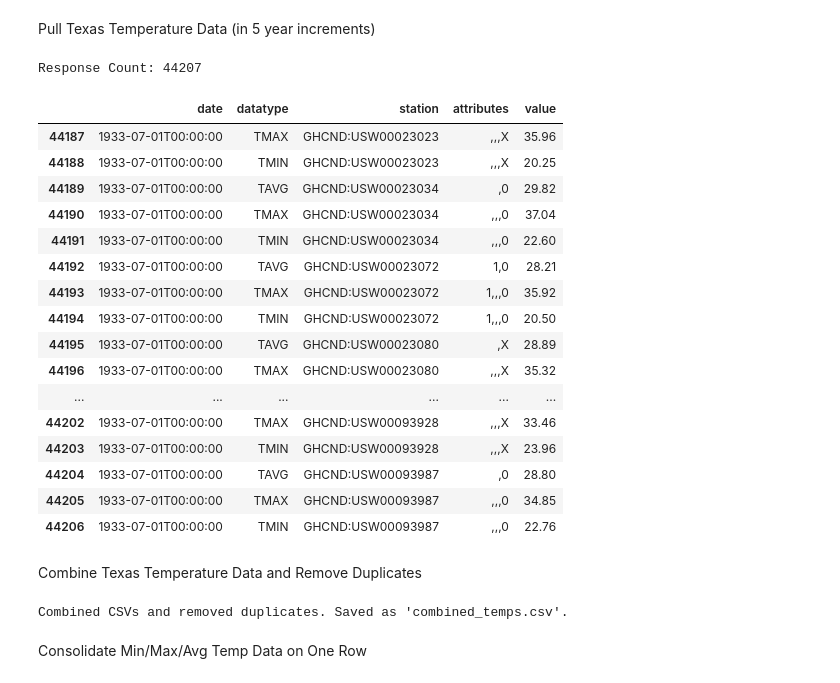
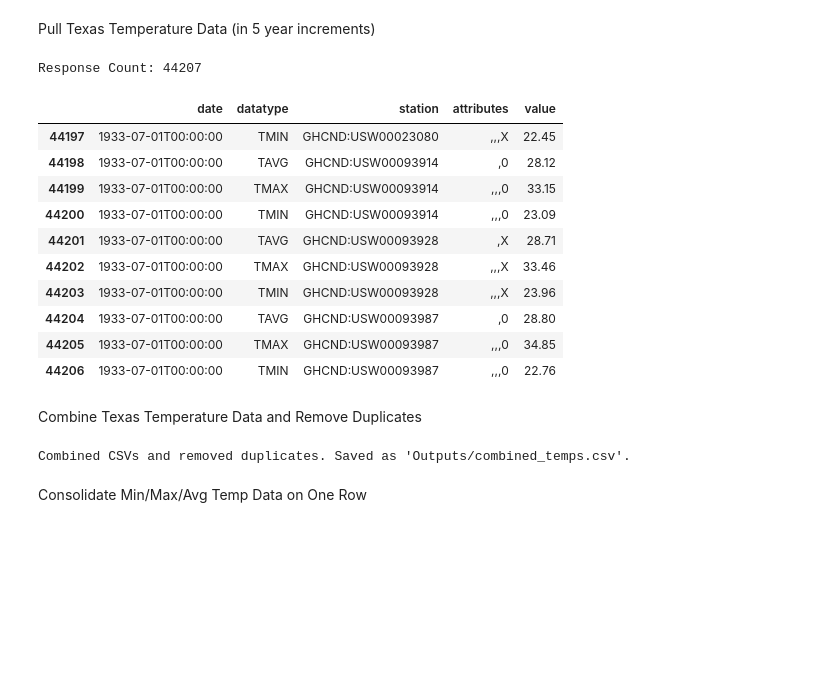
Before and after one commit to Kentroth/Wildfire_Prediction_Using_Machine_Learning, a Jupyter notebook: Data Sources/NOAA/NOAA_API.ipynb, the cells around one changed output. Saved outputs shown, nothing was run; the diff lists cells and outputs as text; code cells hidden in the pictures; blank space fills up the shorter version.

Commit message:
updated API pull with function

```diff
--- a/Data Sources/NOAA/NOAA_API.ipynb
+++ b/Data Sources/NOAA/NOAA_API.ipynb
@@ -329,87 +140,46 @@ Response Count: 11
 # %% [markdown]
 Pull Texas Temperature Data (in 5 year increments)
 # %%
-# Define the API endpoint URL
-url = "https://www.ncei.noaa.gov/cdo-web/api/v2/data"
-
-headers = {
-    "token": "KbbwMyBVsLtBwcGTJWsUrMmTgivyUIUq"
-}
+# Define the API endpoint URL, headers, pagination parameters, and CSV filename
+api_url = "https://www.ncei.noaa.gov/cdo-web/api/v2/data"
+api_headers = {"token": token}
 
 # Set up pagination parameters
 offset = 0
 limit = 1000
 datasetid = 'GSOM'
 datatypeids = ['TAVG', 'TMAX', 'TMIN']
 startdate = '1923-08-01'
 enddate = '1933-07-31'
 locationid = 'FIPS:48'  # Texas FIPS code
 
-results = []
-
-# Set up the API request with common parameters
-common_params = {
+api_params = {
     'datasetid': datasetid,
     'startdate': startdate,
     'locationid': locationid,
     'enddate': enddate,
     'offset': offset,
     'limit': limit
 }
 
 # Combine datatypeids into a comma-separated string
-common_params['datatypeid'] = ','.join(datatypeids)
+api_params['datatypeid'] = ','.join(datatypeids)
 
-while True:
-    response = requests.get(url, headers=headers, params=common_params)
+output_csv_filename = 'Outputs/tx_station_temps.csv'
 
-    # Check if the request was successful
-    if response.status_code == 200:
-        # Create a DataFrame from the API response
-        data = response.json()
-        df = pd.DataFrame(data['results'])
+# Call the function with the defined values
+tx_station_temps_df = fetch_save_data(api_url, api_headers, api_params, output_csv_filename)
 
-        # Append the DataFrame to the overall results list
-        results.append(df)
-
-        # Check if there are more results
-        if len(df) < limit:
-            break
-
-        # Increment the offset for the next request
-        offset += limit
-        common_params['offset'] = offset
-    else:
-        print("Error:", response.status_code)
-        break
-
-# Concatenate all the DataFrames into one
-station_temp_df = pd.concat(results, ignore_index=True)
-
-# Print the response count
-response_count = station_temp_df.shape[0]
-print(f"Response Count: {response_count}")
-
-# Write the final DataFrame to a CSV file
-csv_filename = 'station_temps.csv'
-station_temp_df.to_csv(csv_filename, index=False)
-
-# Print the final DataFrame
-station_temp_df.tail(20)
+# Display the first few rows of the DataFrame
+tx_station_temps_df.tail(10)
 # %% [output]
 Response Count: 44207
 |  | date | datatype | station | attributes | value |
-| 44187 | 1933-07-01T00:00:00 | TMAX | GHCND:USW00023023 | ,,,X | 35.96 |
-| 44188 | 1933-07-01T00:00:00 | TMIN | GHCND:USW00023023 | ,,,X | 20.25 |
-| 44189 | 1933-07-01T00:00:00 | TAVG | GHCND:USW00023034 | ,0 | 29.82 |
-| 44190 | 1933-07-01T00:00:00 | TMAX | GHCND:USW00023034 | ,,,0 | 37.04 |
-| 44191 | 1933-07-01T00:00:00 | TMIN | GHCND:USW00023034 | ,,,0 | 22.60 |
-| 44192 | 1933-07-01T00:00:00 | TAVG | GHCND:USW00023072 | 1,0 | 28.21 |
-| 44193 | 1933-07-01T00:00:00 | TMAX | GHCND:USW00023072 | 1,,,0 | 35.92 |
-| 44194 | 1933-07-01T00:00:00 | TMIN | GHCND:USW00023072 | 1,,,0 | 20.50 |
-| 44195 | 1933-07-01T00:00:00 | TAVG | GHCND:USW00023080 | ,X | 28.89 |
-| 44196 | 1933-07-01T00:00:00 | TMAX | GHCND:USW00023080 | ,,,X | 35.32 |
-| ... | ... | ... | ... | ... | ... |
+| 44197 | 1933-07-01T00:00:00 | TMIN | GHCND:USW00023080 | ,,,X | 22.45 |
+| 44198 | 1933-07-01T00:00:00 | TAVG | GHCND:USW00093914 | ,0 | 28.12 |
+| 44199 | 1933-07-01T00:00:00 | TMAX | GHCND:USW00093914 | ,,,0 | 33.15 |
+| 44200 | 1933-07-01T00:00:00 | TMIN | GHCND:USW00093914 | ,,,0 | 23.09 |
+| 44201 | 1933-07-01T00:00:00 | TAVG | GHCND:USW00093928 | ,X | 28.71 |
 | 44202 | 1933-07-01T00:00:00 | TMAX | GHCND:USW00093928 | ,,,X | 33.46 |
 | 44203 | 1933-07-01T00:00:00 | TMIN | GHCND:USW00093928 | ,,,X | 23.96 |
 | 44204 | 1933-07-01T00:00:00 | TAVG | GHCND:USW00093987 | ,0 | 28.80 |
@@ -419,7 +189,7 @@ Response Count: 44207
 Combine Texas Temperature Data and Remove Duplicates
 # %%
 # Folder containing the CSV files
-folder = 'texas_temp_data'
+folder = 'Outputs/texas_temp_data'
 
 # List of CSV filenames
 filenames = ['1923-1933_tx_station_temps.csv','1933-1938_tx_station_temps.csv', '1938-1943_tx_station_temps.csv', '1943-1948_tx_station_temps.csv',
@@ -446,12 +216,12 @@ for filename in filenames:
 combined_df = combined_df.drop_duplicates()
 
 # Save the combined and deduplicated DataFrame to a new CSV file
-output_filename = os.path.join('combined_temps.csv')
+output_filename = os.path.join('Outputs/combined_temps.csv')
 combined_df.to_csv(output_filename, index=False)
 
 print(f"Combined CSVs and removed duplicates. Saved as '{output_filename}'.")
 # %% [output]
-Combined CSVs and removed duplicates. Saved as 'combined_temps.csv'.
+Combined CSVs and removed duplicates. Saved as 'Outputs/combined_temps.csv'.
 # %% [markdown]
 Consolidate Min/Max/Avg Temp Data on One Row
 # %%
```
Also changed, not shown: parts of 18 cells of this notebook, 3 other files.
